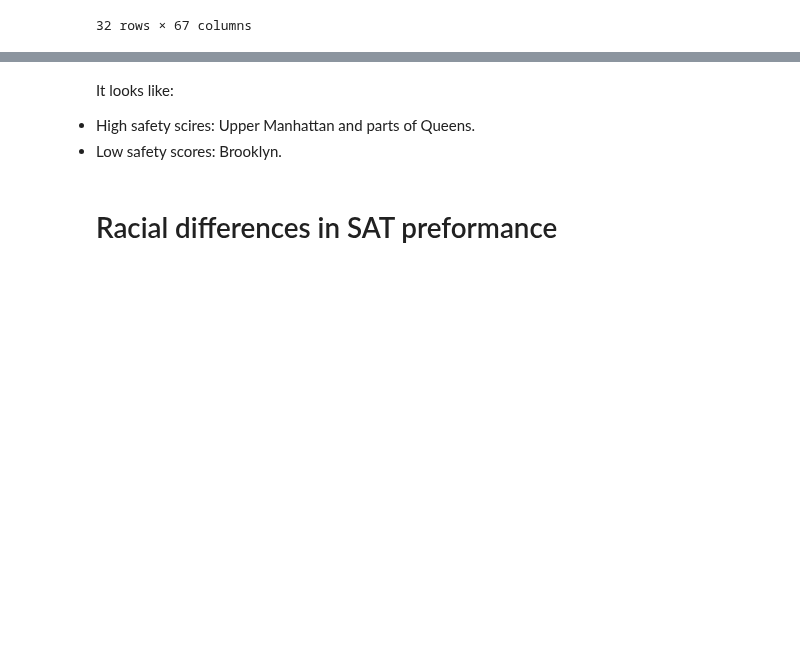
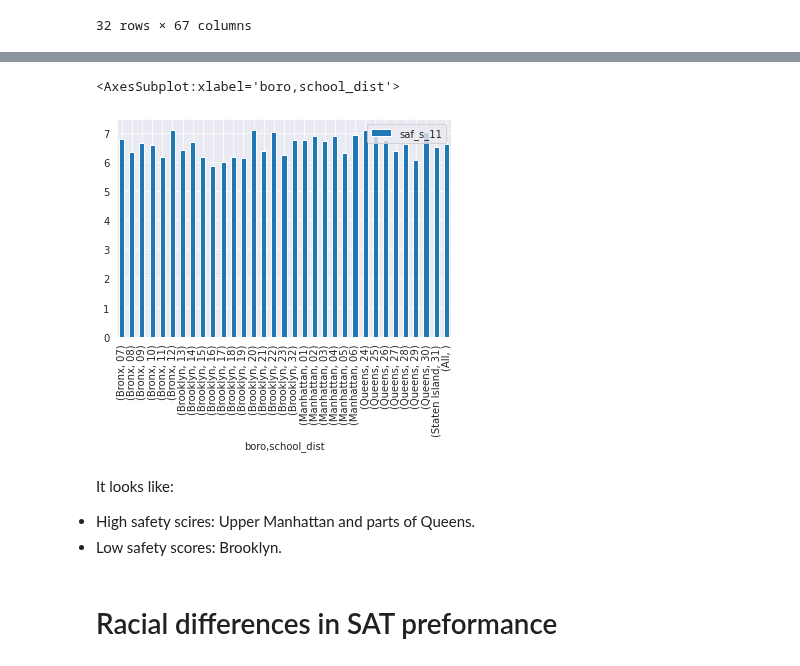
Before and after one commit to raduspaimoc/DataQuest-Projects, a Jupyter notebook: Analyzing NYC High School Data/Schools.ipynb, the cells around one changed output, grey strips where cells are left out. Cells and saved outputs as stored; diff of their text form; code cells hidden in the pictures; blank space fills up the shorter version.

```diff
--- a/Analyzing NYC High School Data/Schools.ipynb
+++ b/Analyzing NYC High School Data/Schools.ipynb
@@ -330,3 +447,8 @@ school_map
+# %%
+combined.pivot_table(index=['boro', 'school_dist'], values='saf_s_11', margins='All').plot.bar()
+# %% [output]
+<AxesSubplot:xlabel='boro,school_dist'>
+[figure, added]
 # %% [markdown]
 It looks like:
 <li> High safety scires: Upper Manhattan and parts of Queens.</li>
```
Also changed, not shown: parts of 18 cells of this notebook.
